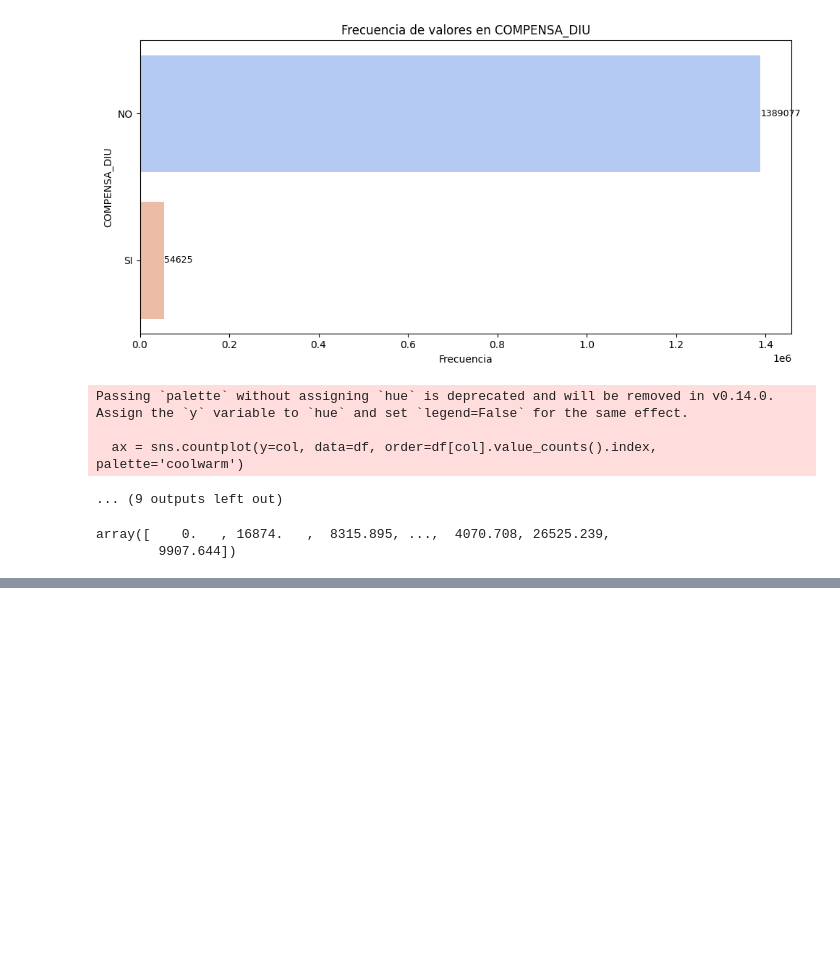
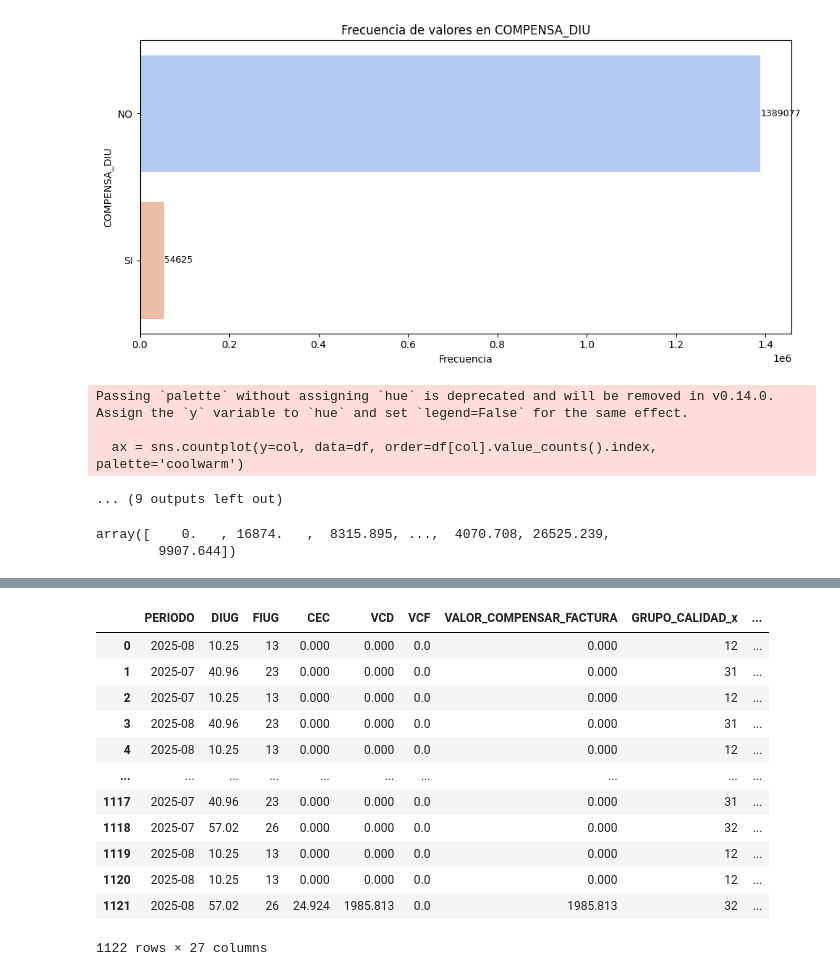
Before and after one commit to Fabian-11/Proyecto---Despliegue-de-Soluciones-Analiticas, a Jupyter notebook: Proyecto DSA - Compensaciones Empresa de Energia.ipynb, the cells around one changed output, grey strips where cells are left out. Saved outputs shown, nothing was run; the diff lists cells and outputs as text; code cells hidden in the pictures; blank space fills up the shorter version.

```diff
--- a/Proyecto DSA - Compensaciones Empresa de Energia.ipynb
+++ b/Proyecto DSA - Compensaciones Empresa de Energia.ipynb
@@ -458,0 +732,20 @@ array(['0', '3', '4', '1', '2'], dtype=object)
+# %%
+# Lista de columnas a eliminar
+cols_drop = [
+    'ERROR_EN_METAS', 'OPERADOR_RED', 'ID_MERCADO_x',
+    'ARCHIVO_ORIGEN_x', 'TIPO_BASE_x', 'CODIGO_CONEXION', 'TIPO_CONEXION',
+    'ID_COMERCIALIZADOR', 'COD_FRONTERA_COMERCIAL', 'COD_CIRCUITO_LINEA',
+    'COD_TRANSFORMADOR', 'COD_DANE', 'NIU', 'COD_AREA_ESPEC', 'DIRECCION', 'PORC_PROP_ACTIV',  'TVC', 'HC', 'DURA._INTERRUPCIONES','THC',
+    'TIPO_AREA_ESPEC', 'ALTITUD', 'LONGITUD', 'LATITUD','COMPENSA_DIU', 'COMPENSA_FIU', 'FIU', 'FIUM', 'DIU', 'DIUM', 'VC',
+]
+
+# Eliminar duplicadas si se repiten en la lista
+cols_drop = list(set(cols_drop))
+
+# Crear nueva base sin esas columnas
+base_balanceada_mod = base_balanceada.drop(columns=cols_drop, errors='ignore')
+
+# Confirmar cambios
+print("Columnas eliminadas:", len(cols_drop))
+print("Columnas finales:", len(base_balanceada_mod.columns))
+base_balanceada_mod.columns
@@ -458,0 +823,16 @@ array(['0', '3', '4', '1', '2'], dtype=object)
+# %%
+base_balanceada_mod
+# %% [output]
+|  | PERIODO | DIUG | FIUG | CEC | VCD | VCF | VALOR_COMPENSAR_FACTURA | GRUPO_CALIDAD_x | ... |
+| 0 | 2025-08 | 10.25 | 13 | 0.000 | 0.000 | 0.0 | 0.000 | 12 | ... |
+| 1 | 2025-07 | 40.96 | 23 | 0.000 | 0.000 | 0.0 | 0.000 | 31 | ... |
+| 2 | 2025-07 | 10.25 | 13 | 0.000 | 0.000 | 0.0 | 0.000 | 12 | ... |
+| 3 | 2025-08 | 40.96 | 23 | 0.000 | 0.000 | 0.0 | 0.000 | 31 | ... |
+| 4 | 2025-08 | 10.25 | 13 | 0.000 | 0.000 | 0.0 | 0.000 | 12 | ... |
+| ... | ... | ... | ... | ... | ... | ... | ... | ... | ... |
+| 1117 | 2025-07 | 40.96 | 23 | 0.000 | 0.000 | 0.0 | 0.000 | 31 | ... |
+| 1118 | 2025-07 | 57.02 | 26 | 0.000 | 0.000 | 0.0 | 0.000 | 32 | ... |
+| 1119 | 2025-08 | 10.25 | 13 | 0.000 | 0.000 | 0.0 | 0.000 | 12 | ... |
+| 1120 | 2025-08 | 10.25 | 13 | 0.000 | 0.000 | 0.0 | 0.000 | 12 | ... |
+| 1121 | 2025-08 | 57.02 | 26 | 24.924 | 1985.813 | 0.0 | 1985.813 | 32 | ... |
+1122 rows × 27 columns
```
Also changed, not shown: parts of 34 cells of this notebook.
